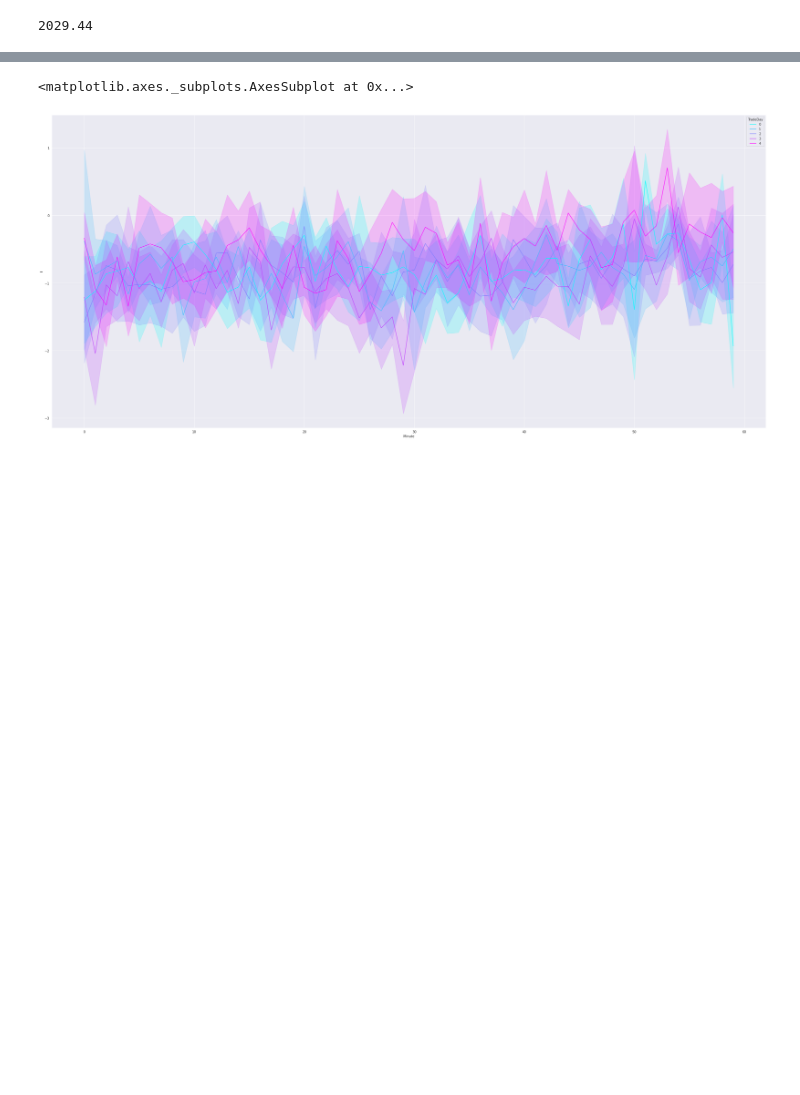
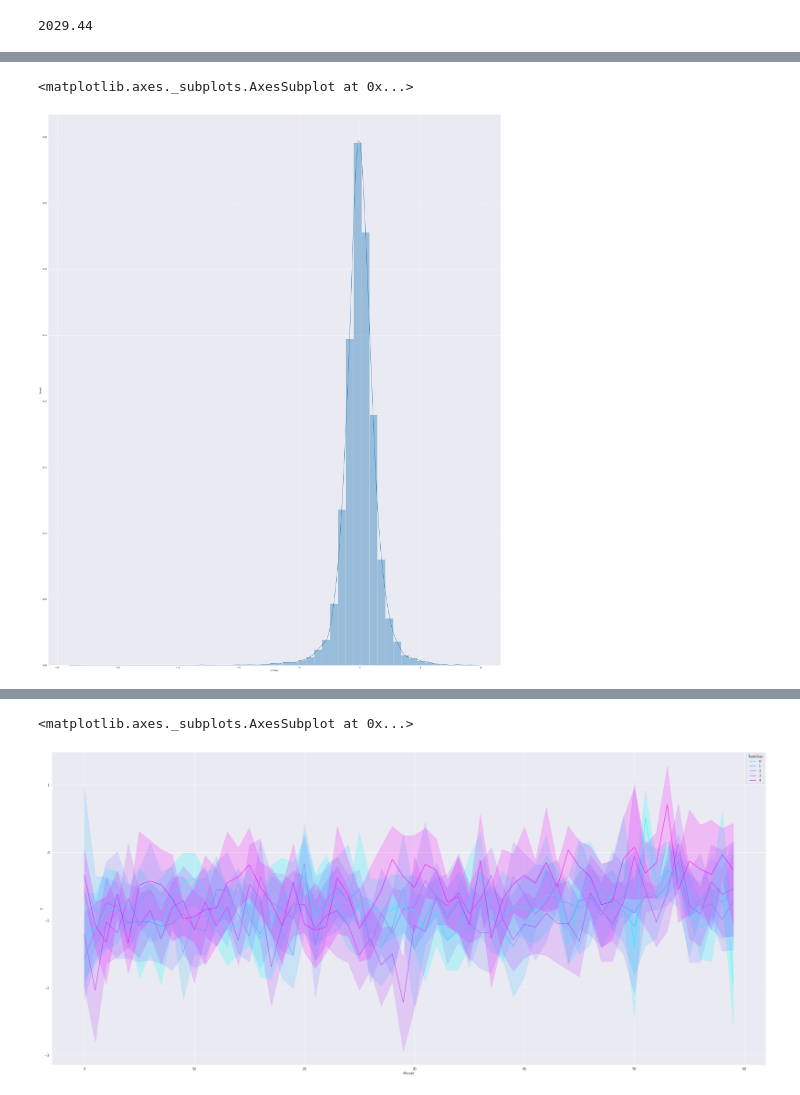
Before and after one commit to hublun/TWSApi, a Jupyter notebook: IBApi_Historical_T_Analysis.ipynb, the cells around one changed output, grey strips where cells are left out. Drawn from its saved outputs; the diff is of its cells as text; code cells hidden in the pictures; blank space fills up the shorter version.

```diff
--- a/IBApi_Historical_T_Analysis.ipynb
+++ b/IBApi_Historical_T_Analysis.ipynb
@@ -78,2 +92,8 @@ data[data.TradeDay==1].groupby(data.Hour)["pf10sec"].count().plot(kind="bar")
+# %%
+fig, ax = plt.subplots(figsize=a4_dims)
+sns.distplot(df[(df.t<-4) | (df.TradeDay==1)]["pf10sec"])
+# %% [output]
+<matplotlib.axes._subplots.AxesSubplot at 0x...>
+[figure, added]
 # %%
 fig, ax = plt.subplots(figsize=a4_dims)
```
Also changed, not shown: parts of 9 cells of this notebook.
